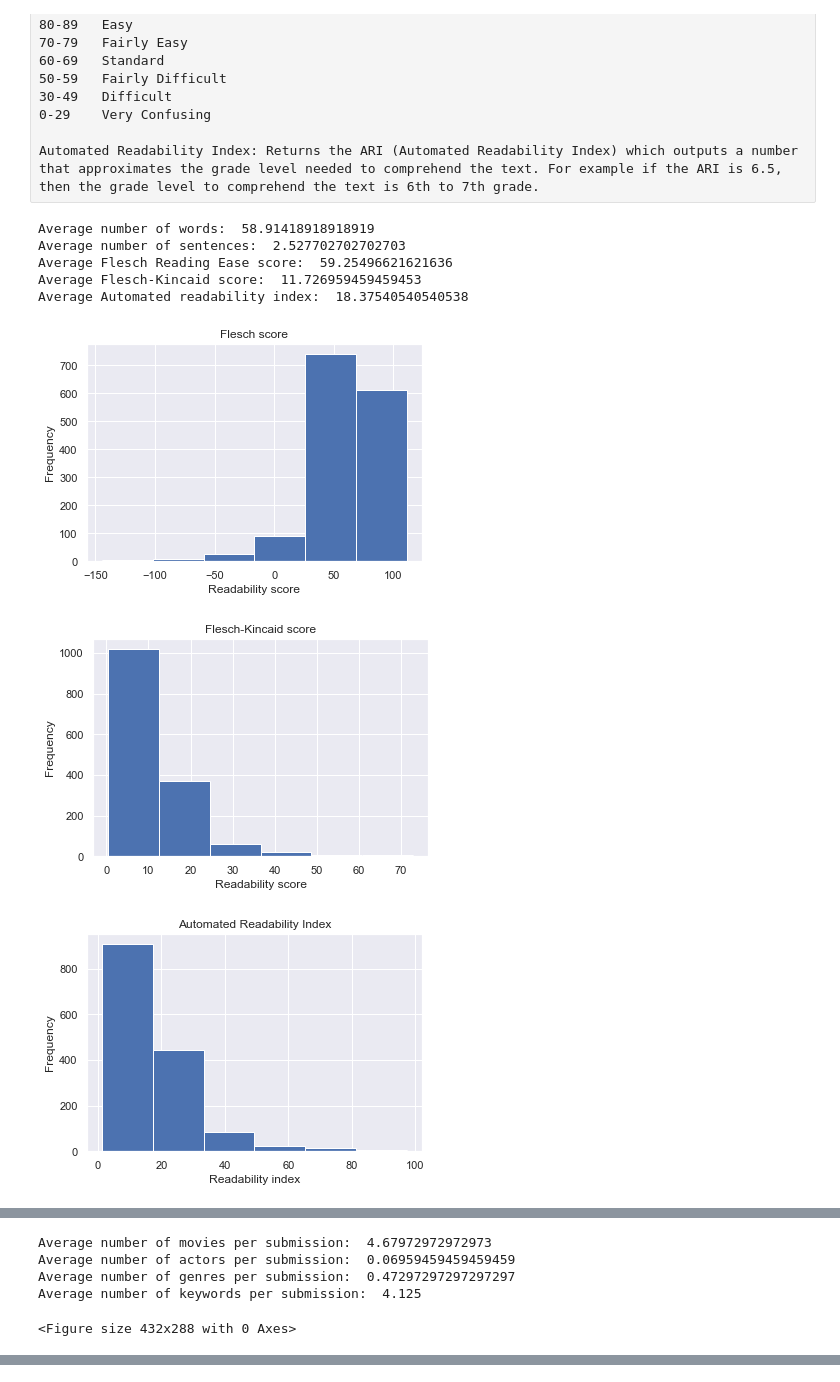
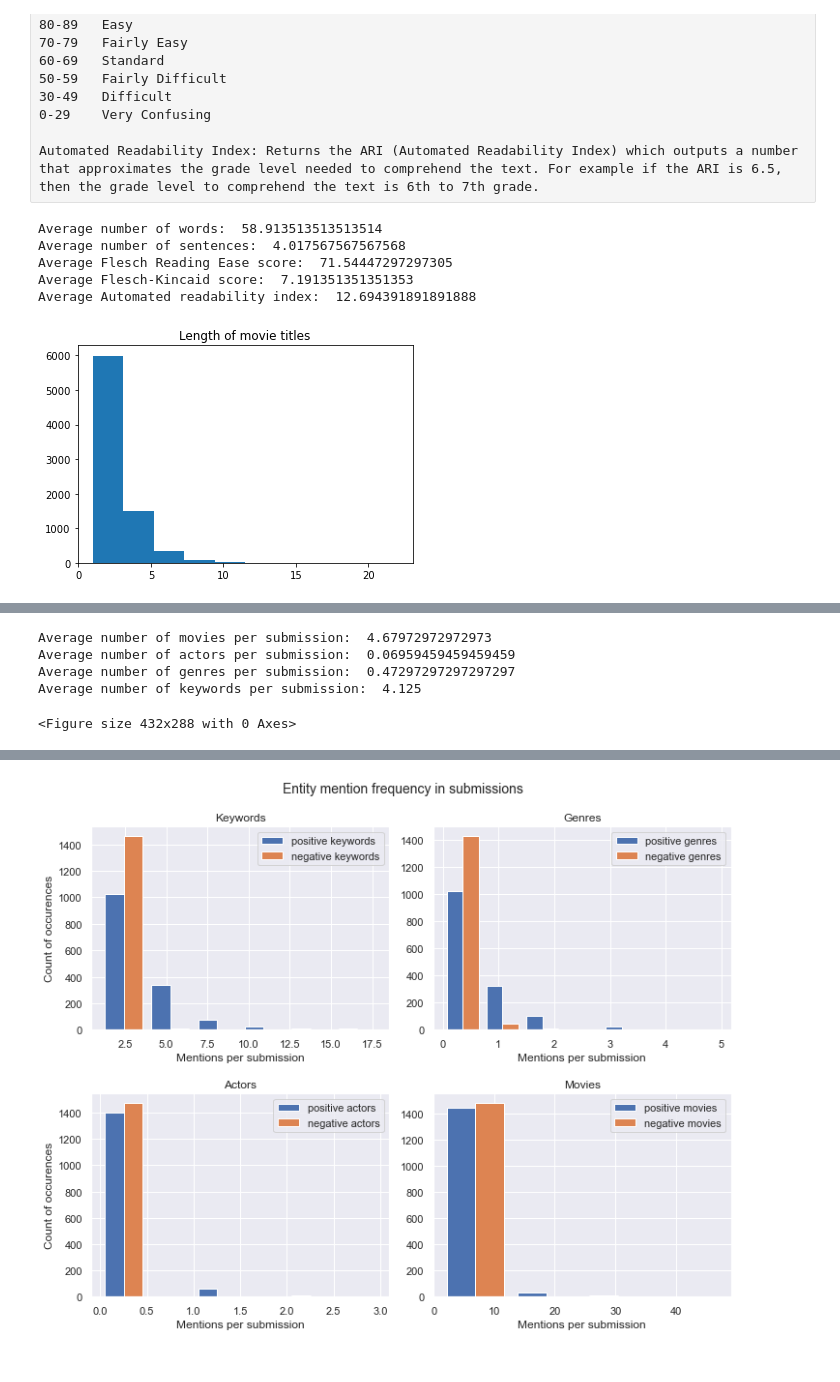
Before and after one commit to popkristina/NER_for_movies, a Jupyter notebook: Notebooks/1_Data_Analysis/analyze_submissions.ipynb, the cells around one changed output, grey strips where cells are left out. Drawn from its saved outputs; the diff is of its cells as text; code cells hidden in the pictures.

Commit message:
update data analysis notebook

```diff
--- a/Notebooks/1_Data_Analysis/analyze_submissions.ipynb
+++ b/Notebooks/1_Data_Analysis/analyze_submissions.ipynb
@@ -12,7 +12,7 @@ from collections import Counter
 # %%
 def load_data():
     # Define path
-    os.chdir('D:/TU_Graz/Thesis/Datasets/Reddit_original')
+    #os.chdir('../../data')
 
     # Read datasets
     submissions = pd.read_csv("submissions.csv", sep = ';')
@@ -200,41 +213,43 @@ def count_entities(submissions):
 
     return entities_stat
 # %%
+os.chdir('../../data')
+
 # Load datasets
 submissions, movie_titles, comments = load_data()
 
 # Preview submission
 submissions.head()
 
 # Add separate columns for the title of the movie and the year
 movie_titles = movie_title_sep(movie_titles)
 
 # Preview movie titles
 movie_titles.head()
 
 # Perform readability statistics over the submissions
 stats = text_stats_readabilities(submissions)
 
 # Save readability stats
 stats.to_csv("readability_statistics_submissions.csv", index = False)
 
-plot_histogram(stats["Flesch score"], 'Flesch score', 'Readability score')
-plot_histogram(stats["Flesch-Kincaid"], 'Flesch-Kincaid score', 'Readability score')
-plot_histogram(stats["Automated Rdb. Index"], 'Automated Readability Index', 'Readability index')
+#plot_histogram(stats["Flesch score"], 'Flesch score', 'Readability score')
+#plot_histogram(stats["Flesch-Kincaid"], 'Flesch-Kincaid score', 'Readability score')
+#plot_histogram(stats["Automated Rdb. Index"], 'Automated Readability Index', 'Readability index')
+#plot_histogram(stats["# Sentences"], 'Number of sentences per submission', 'Num. of sentences')
+
 plot_movie_titles(movie_titles['title'])
 
 # Calculate entity-mention statistics per submission
 entities_cnt = count_entities(submissions)
 
 # Save entity stats
 entities_cnt.to_csv("entities_cnt.csv", index = False)
 plot_histogram_4(entities_cnt, "Entity mention frequency in submissions")
 # %% [output]
-Average number of words:  58.91418918918919
-Average number of sentences:  2.527702702702703
-Average Flesch Reading Ease score:  59.25496621621636
-Average Flesch-Kincaid score:  11.726959459459453
-Average Automated readability index:  18.37540540540538
+Average number of words:  58.913513513513514
+Average number of sentences:  4.017567567567568
+Average Flesch Reading Ease score:  71.54447297297305
+Average Flesch-Kincaid score:  7.191351351351353
+Average Automated readability index:  12.694391891891888
-[figure, old version]
+[figure, new version]
-[figure, old version]
-[figure, removed]
@@ -247,0 +261 @@ Average number of keywords per submission:  4.125
+[figure, new version]
```
Also changed, not shown: parts of 3 cells of this notebook, 7 other files.
